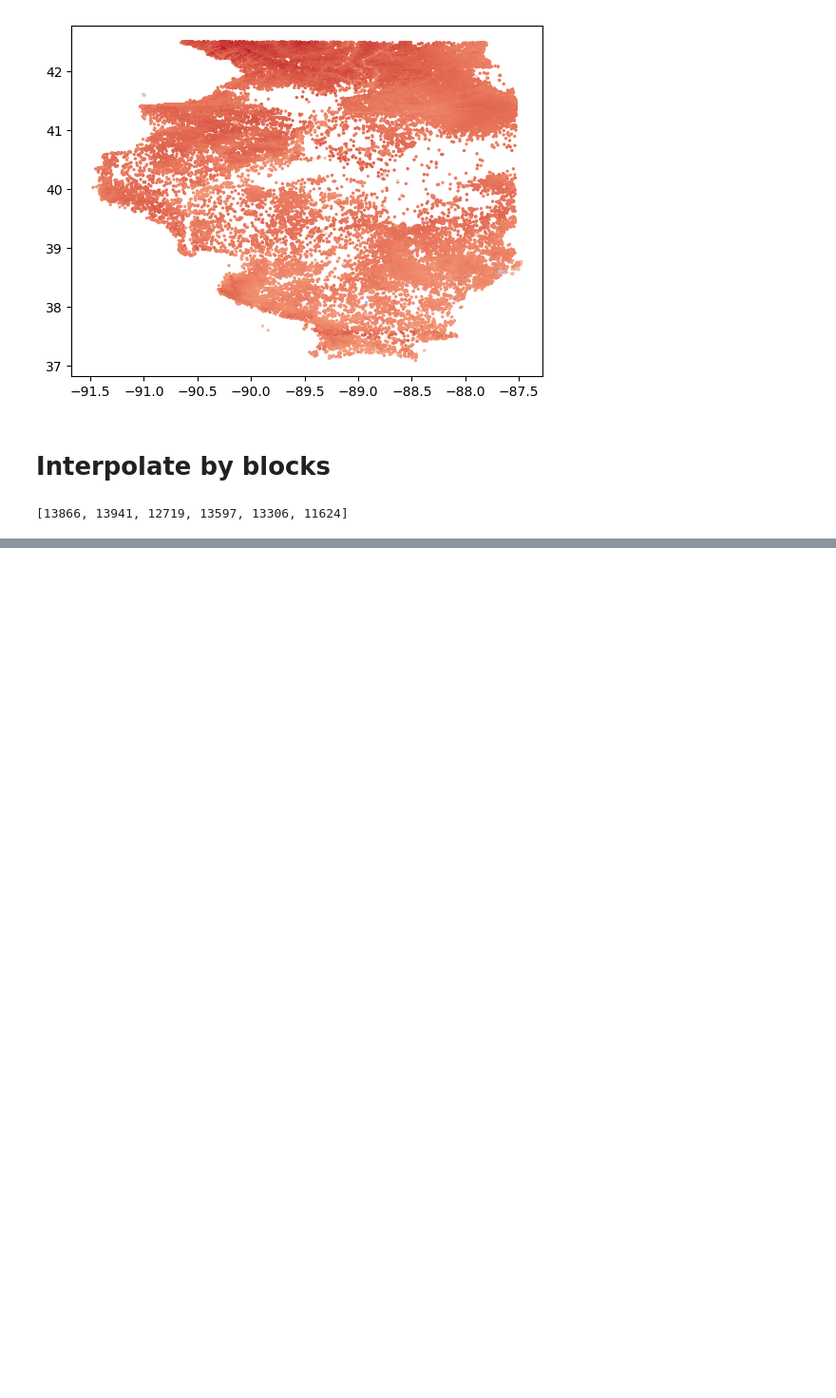
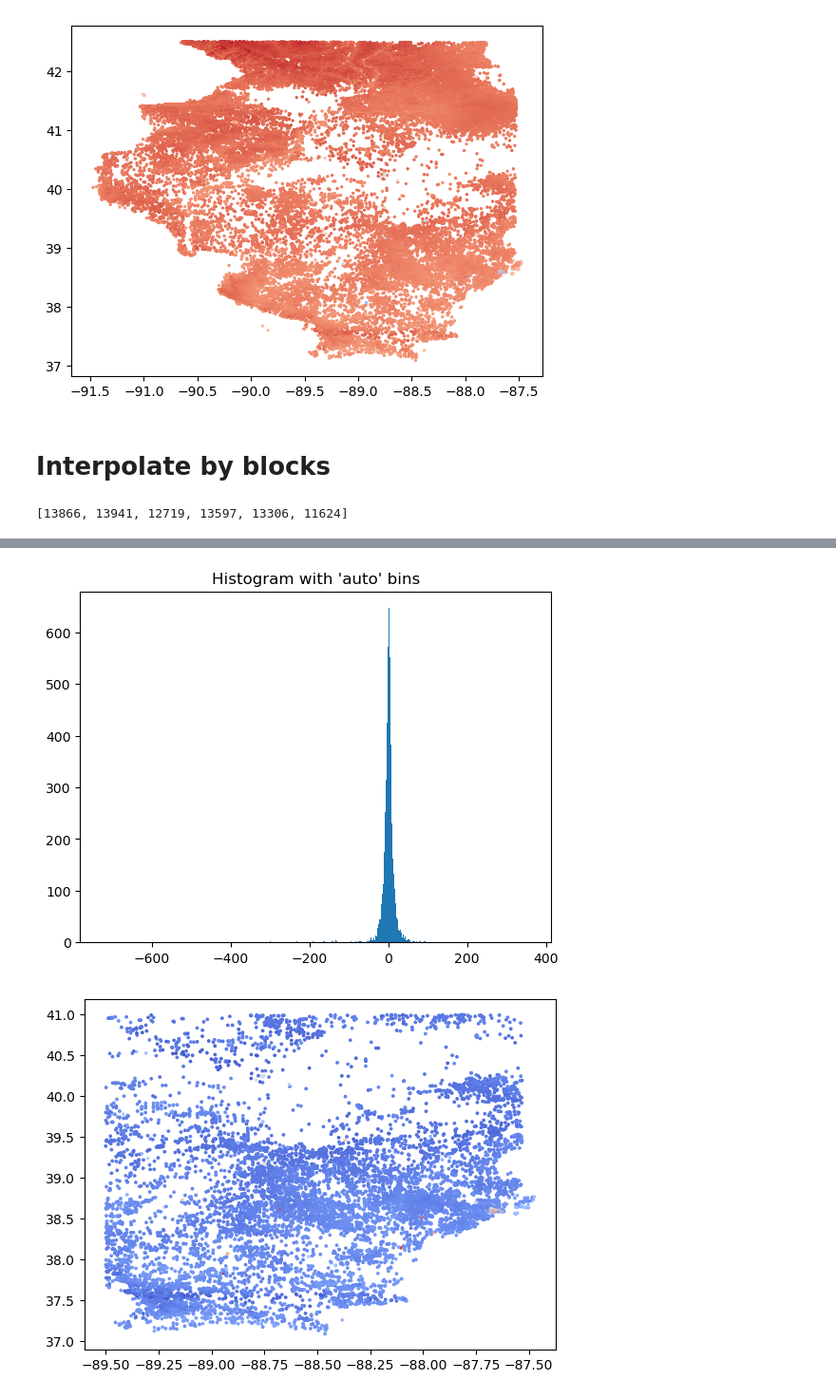
Before and after one commit to LittleFat3Tuan/STAT427_SP23_Proj2, a Jupyter notebook: numpy_interp.ipynb, the cells around one changed output, grey strips where cells are left out. Shown at 95% size. Drawn from its saved outputs; the diff is of its cells as text; code cells hidden in the pictures; blank space fills up the shorter version.

```diff
--- a/numpy_interp.ipynb
+++ b/numpy_interp.ipynb
@@ -226,0 +227,5 @@ OutlierDetector(lat, lon, elev, regions['[, 41)']['west'])
+# %%
+OutlierDetector(lat, lon, elev, regions['[, 41)']['east'])
+# %% [output]
+[figure, added]
+[figure, added]
```
Also changed, not shown: parts of 5 cells of this notebook.
